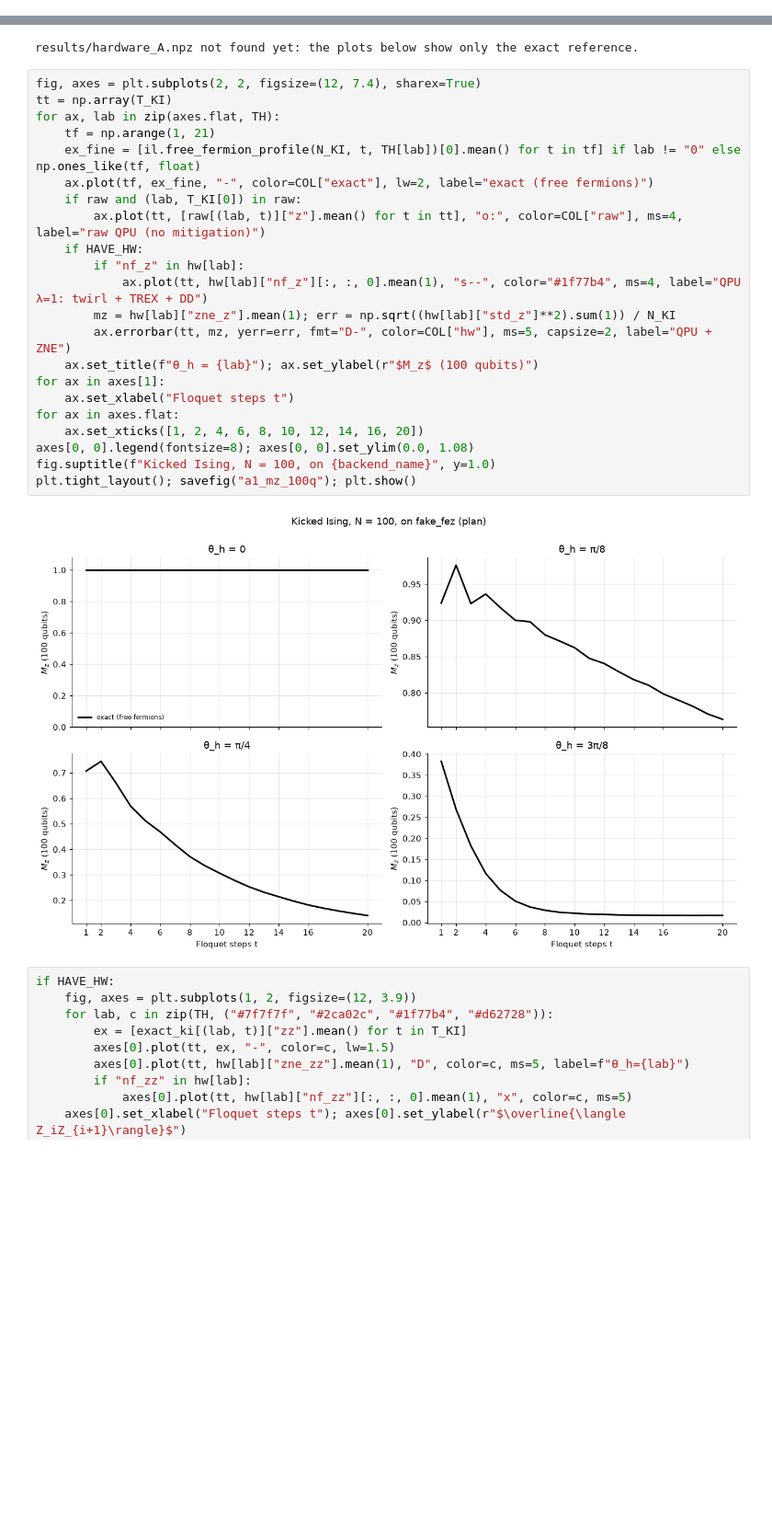
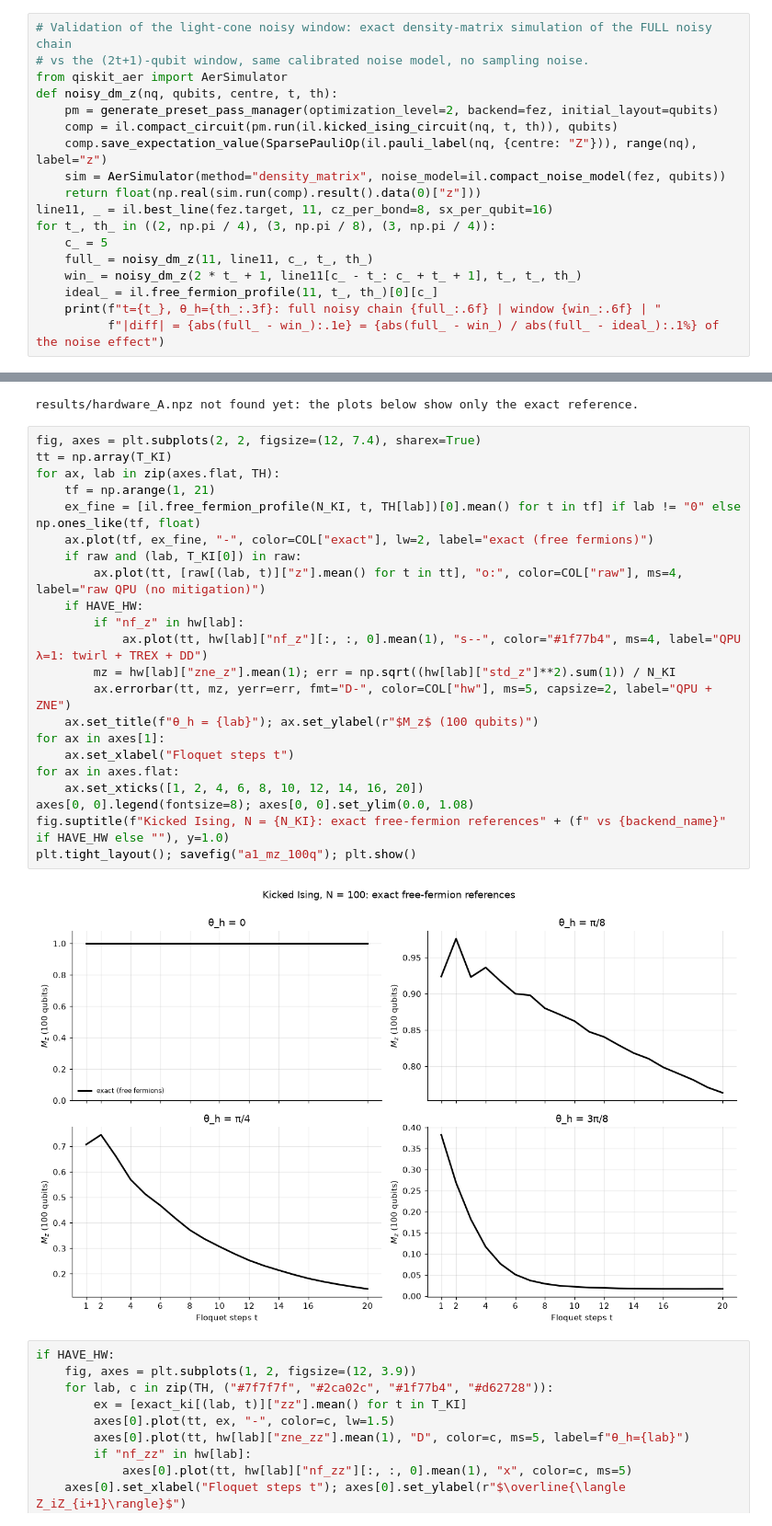
Before and after one commit to wireshark10/IBM-Qiskit-Hackathon, a Jupyter notebook: track3_dynamics_under_noise.ipynb, the cells around one changed output, grey strips where cells are left out. Shown at 92% size. Drawn from its saved outputs; the diff is of its cells as text; blank space fills up the shorter version.

Commit message:
Second audit: correct ratios, CZ savings, statistics, section refs; window-vs-full-chain validation cell; slide fixes (no placeholders, no unrun-QPU claims)

```diff
--- a/track3_dynamics_under_noise.ipynb
+++ b/track3_dynamics_under_noise.ipynb
@@ -702,2 +702,20 @@ How we simulate 100 noisy qubits exactly, without brute force:
 
 Mitigation is identical to the QPU plan: TREX readout twirling, then ZNE by CZ folding ($\lambda=1,3,5$, exponential and linear extrapolation).
+# %%
+# Validation of the light-cone noisy window: exact density-matrix simulation of the FULL noisy chain
+# vs the (2t+1)-qubit window, same calibrated noise model, no sampling noise.
+from qiskit_aer import AerSimulator
+def noisy_dm_z(nq, qubits, centre, t, th):
+    pm = generate_preset_pass_manager(optimization_level=2, backend=fez, initial_layout=qubits)
+    comp = il.compact_circuit(pm.run(il.kicked_ising_circuit(nq, t, th)), qubits)
+    comp.save_expectation_value(SparsePauliOp(il.pauli_label(nq, {centre: "Z"})), range(nq), label="z")
+    sim = AerSimulator(method="density_matrix", noise_model=il.compact_noise_model(fez, qubits))
+    return float(np.real(sim.run(comp).result().data(0)["z"]))
+line11, _ = il.best_line(fez.target, 11, cz_per_bond=8, sx_per_qubit=16)
+for t_, th_ in ((2, np.pi / 4), (3, np.pi / 8), (3, np.pi / 4)):
+    c_ = 5
+    full_ = noisy_dm_z(11, line11, c_, t_, th_)
+    win_ = noisy_dm_z(2 * t_ + 1, line11[c_ - t_: c_ + t_ + 1], t_, t_, th_)
+    ideal_ = il.free_fermion_profile(11, t_, th_)[0][c_]
+    print(f"t={t_}, θ_h={th_:.3f}: full noisy chain {full_:.6f} | window {win_:.6f} | "
+          f"|diff| = {abs(full_ - win_):.1e} = {abs(full_ - win_) / abs(full_ - ideal_):.1%} of the noise effect")
@@ -853,27 +875,27 @@ results/hardware_A.npz not found yet: the plots below show only the exact refere
 # %%
 fig, axes = plt.subplots(2, 2, figsize=(12, 7.4), sharex=True)
 tt = np.array(T_KI)
 for ax, lab in zip(axes.flat, TH):
     tf = np.arange(1, 21)
     ex_fine = [il.free_fermion_profile(N_KI, t, TH[lab])[0].mean() for t in tf] if lab != "0" else np.ones_like(tf, float)
     ax.plot(tf, ex_fine, "-", color=COL["exact"], lw=2, label="exact (free fermions)")
     if raw and (lab, T_KI[0]) in raw:
         ax.plot(tt, [raw[(lab, t)]["z"].mean() for t in tt], "o:", color=COL["raw"], ms=4, label="raw QPU (no mitigation)")
     if HAVE_HW:
         if "nf_z" in hw[lab]:
             ax.plot(tt, hw[lab]["nf_z"][:, :, 0].mean(1), "s--", color="#1f77b4", ms=4, label="QPU λ=1: twirl + TREX + DD")
         mz = hw[lab]["zne_z"].mean(1); err = np.sqrt((hw[lab]["std_z"]**2).sum(1)) / N_KI
         ax.errorbar(tt, mz, yerr=err, fmt="D-", color=COL["hw"], ms=5, capsize=2, label="QPU + ZNE")
     ax.set_title(f"θ_h = {lab}"); ax.set_ylabel(r"$M_z$ (100 qubits)")
 for ax in axes[1]:
     ax.set_xlabel("Floquet steps t")
 for ax in axes.flat:
     ax.set_xticks([1, 2, 4, 6, 8, 10, 12, 14, 16, 20])
 axes[0, 0].legend(fontsize=8); axes[0, 0].set_ylim(0.0, 1.08)
-fig.suptitle(f"Kicked Ising, N = 100, on {backend_name}", y=1.0)
+fig.suptitle(f"Kicked Ising, N = {N_KI}: exact free-fermion references" + (f" vs {backend_name}" if HAVE_HW else ""), y=1.0)
 plt.tight_layout(); savefig("a1_mz_100q"); plt.show()
 # %% [output]
-[figure, old version]
+[figure, new version]
 # %%
 if HAVE_HW:
     fig, axes = plt.subplots(1, 2, figsize=(12, 3.9))
```
Also changed, not shown: parts of 14 cells of this notebook, 8 other files.
